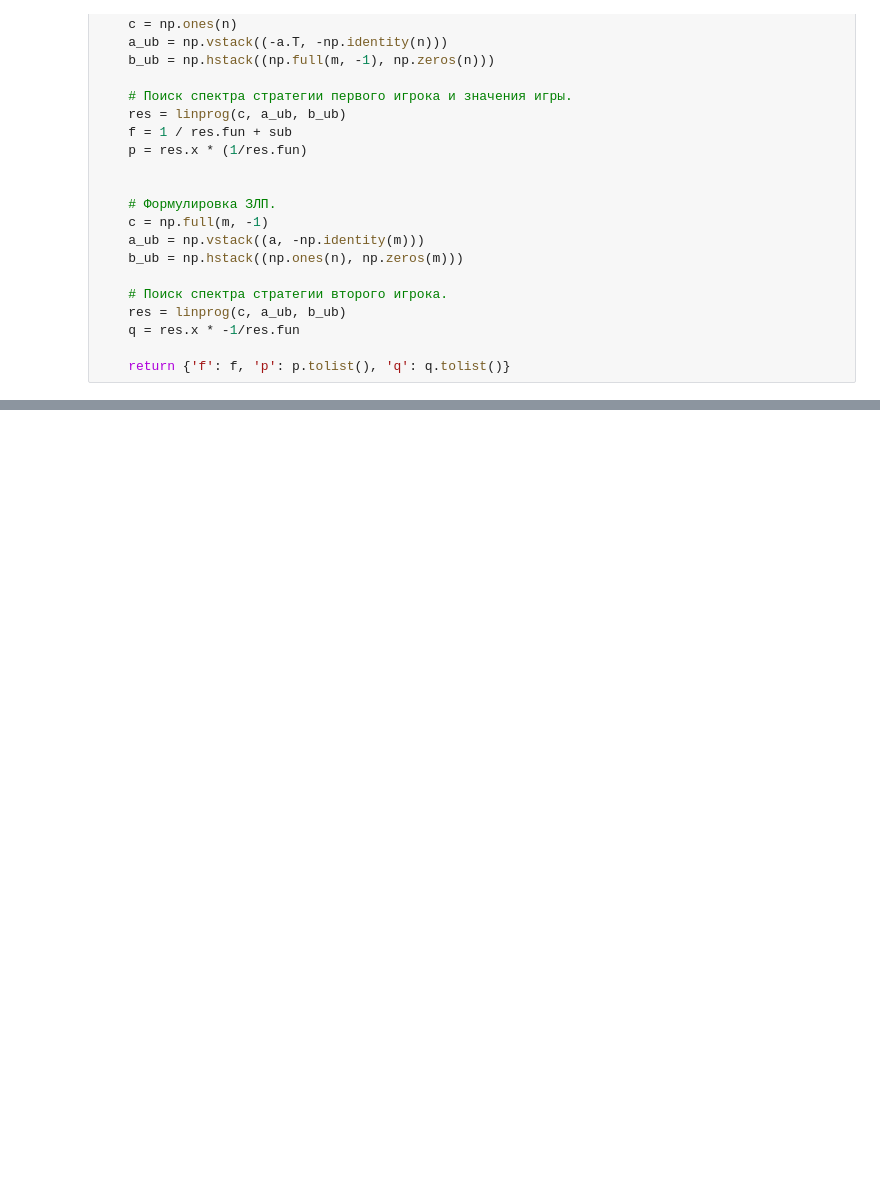
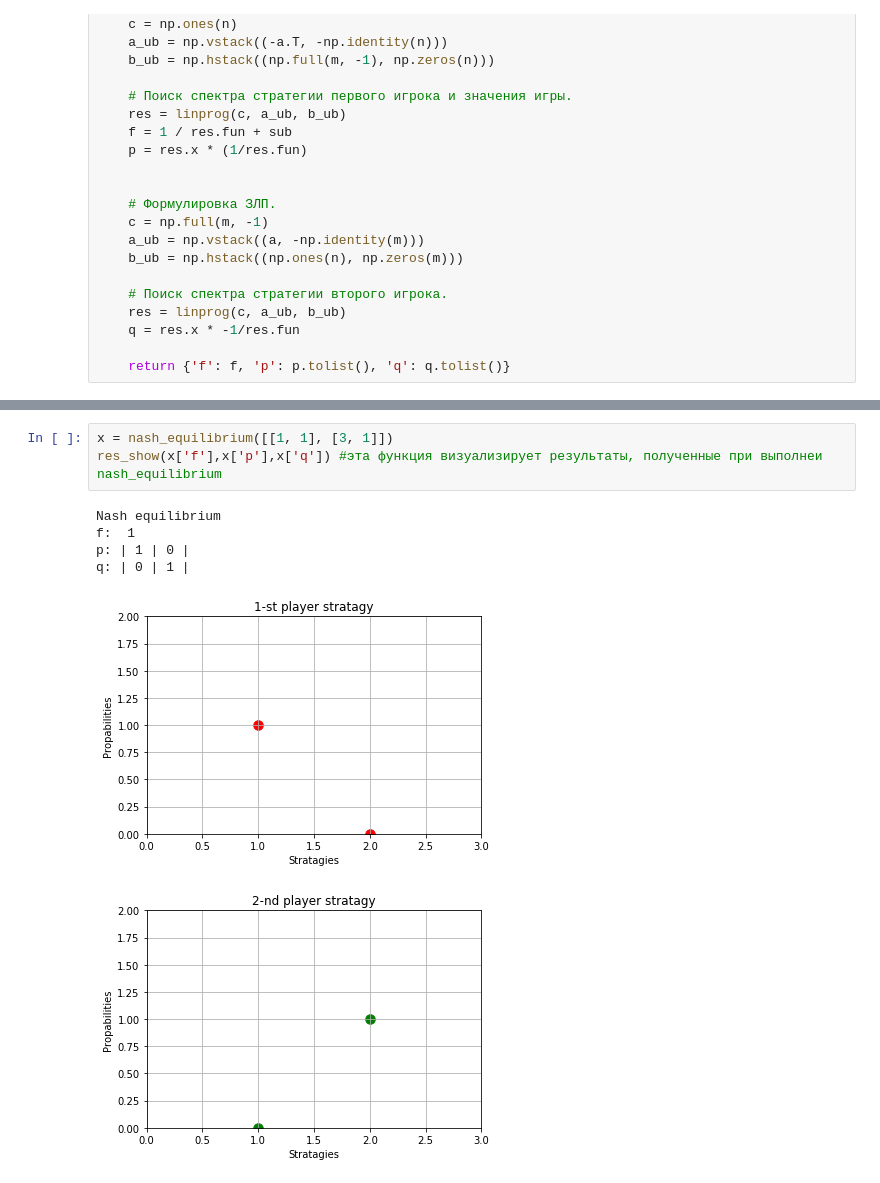
Before and after one commit to artempyanykh/prac-2017-2018, a Jupyter notebook: submissions/task1/mareev-meledin/Jupyter /Task1.ipynb, the cells around one changed output, grey strips where cells are left out. Saved outputs shown, nothing was run; the diff lists cells and outputs as text; blank space fills up the shorter version.

```diff
--- a/submissions/task1/mareev-meledin/Jupyter /Task1.ipynb
+++ b/submissions/task1/mareev-meledin/Jupyter /Task1.ipynb
@@ -95,0 +118,10 @@ def print_str(strategy):
+# %%
+x = nash_equilibrium([[1, 1], [3, 1]])
+res_show(x['f'],x['p'],x['q']) #эта функция визуализирует результаты, полученные при выполнеи nash_equilibrium
+# %% [output]
+Nash equilibrium
+f:  1
+p: | 1 | 0 |
+q: | 0 | 1 |
+[figure, added]
+[figure, added]
```
Also changed, not shown: parts of 11 cells of this notebook.
